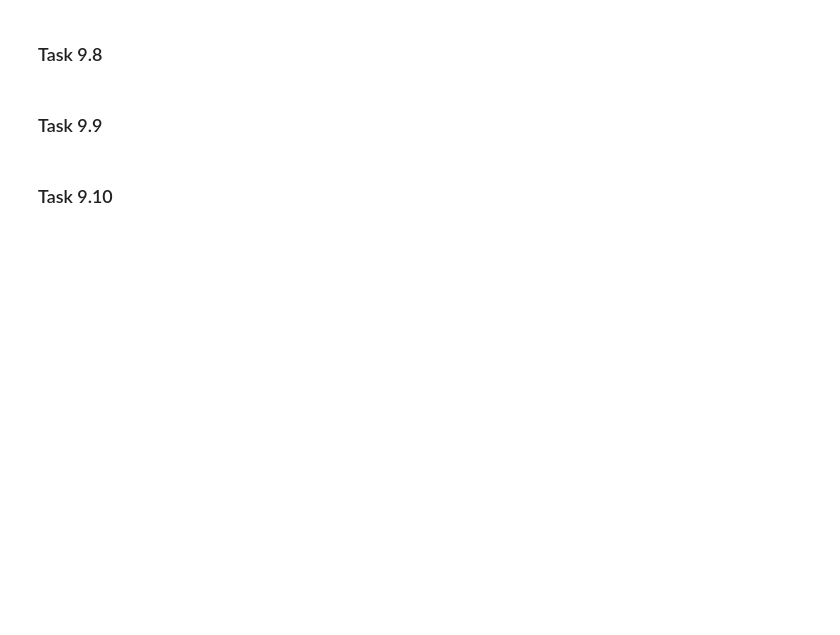
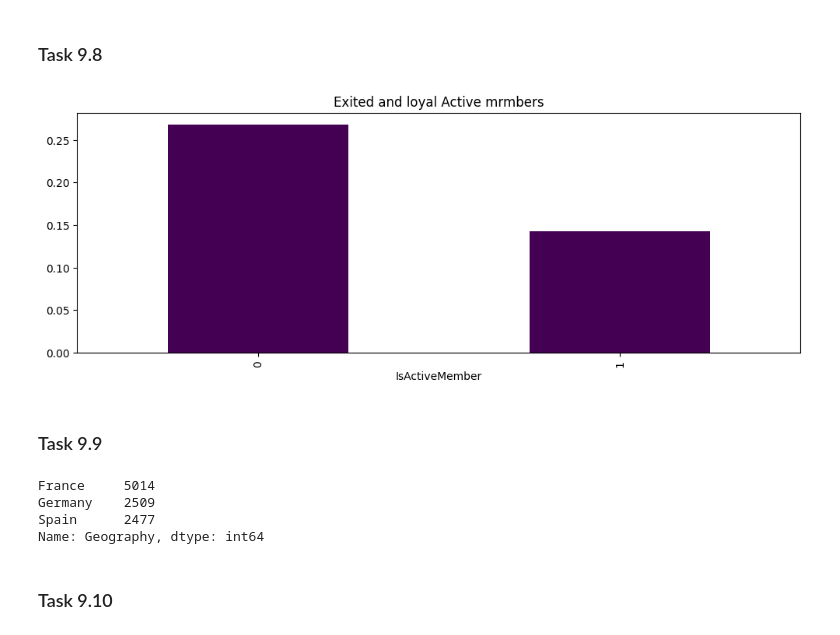
Before and after one commit to PlatArs/Bank_Analytics, a Jupyter notebook: Bank_Analytics.ipynb, the cells around one changed output. Cells and saved outputs as stored; diff of their text form; code cells hidden in the pictures; blank space fills up the shorter version.

```diff
--- a/Bank_Analytics.ipynb
+++ b/Bank_Analytics.ipynb
@@ -182,0 +144,10 @@ barplot.set_title('Exited clients by Number of products');
+# %%
+data_98 = pd.read_csv('data/churn.csv').groupby(['IsActiveMember'])['Exited'].mean()
+data_98.plot(
+    kind='bar',
+    figsize=(12, 4),
+    colormap='viridis',
+    title='Exited and loyal Active mrmbers'
+);
+# %% [output]
+[figure, added]
@@ -189,0 +159,22 @@ barplot.set_title('Exited clients by Number of products');
+# %%
+
+data_99 = round(pd.read_csv('data/churn.csv').groupby(['Geography'], as_index=False)['Exited'].mean(), 2)
+
+fig = px.choropleth(
+    data_frame=data_99,
+    locations="Geography",
+    locationmode = "country names",
+    color= 'Exited',
+    title='Heatmap of exited clients',
+    width=800,
+    height=500,
+    color_continuous_scale='Rainbow'
+)
+fig.show()
+
+churn_data['Geography'].value_counts()
+# %% [output]
+France     5014
+Germany    2509
+Spain      2477
+Name: Geography, dtype: int64
```
Also changed, not shown: parts of 21 cells of this notebook.
